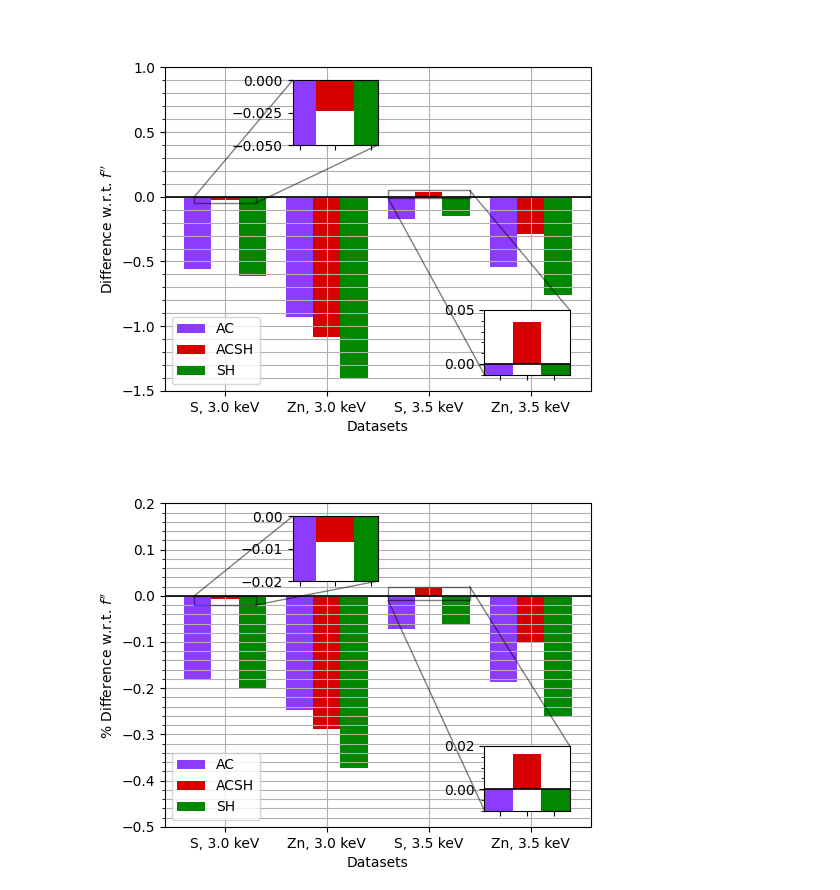
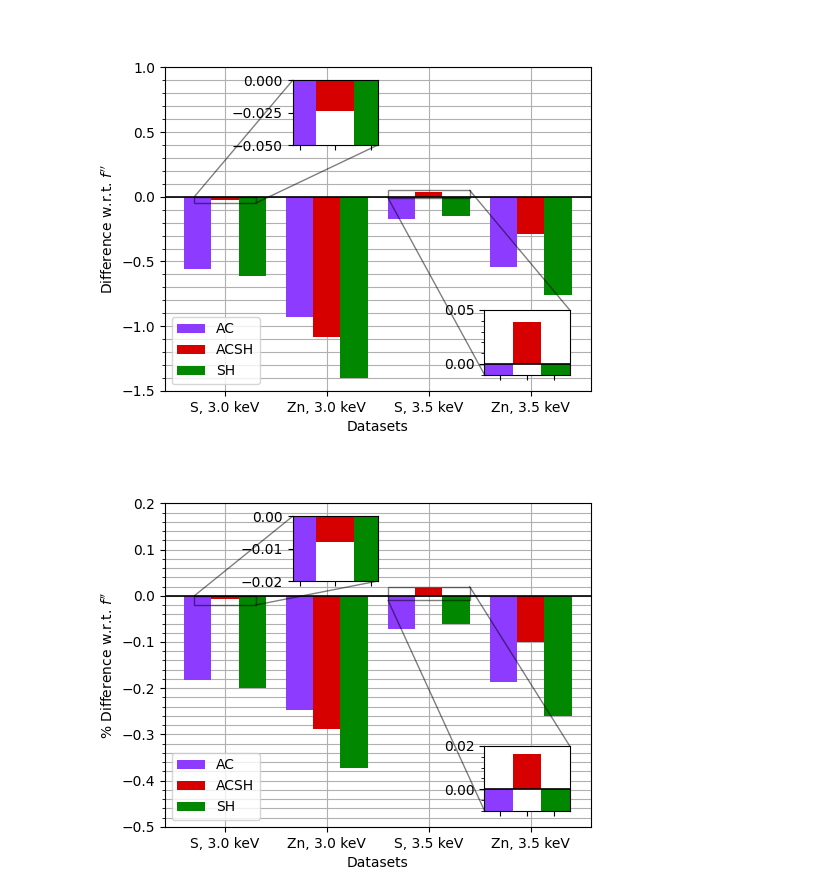
Before and after one commit to TihiMihi/DLS_Tihana_scripts, a Jupyter notebook: Thesis python scripts/FDP.ipynb, the cells around one changed output. Drawn from its saved outputs; the diff is of its cells as text; code cells hidden in the pictures.

```diff
--- a/Thesis python scripts/FDP.ipynb
+++ b/Thesis python scripts/FDP.ipynb
@@ -118,6 +118,7 @@ x1, x2, y1, y2 = 1.6, 2.4, -0.01, 0.05
 axins = ax.inset_axes([0.75,0.05,0.2,0.2], xlim=(x1, x2), ylim=(y1, y2), xticklabels=[])
 axins.yaxis.set_major_formatter(mticker.ScalarFormatter())
 axins.yaxis.set_minor_locator(mticker.AutoMinorLocator())
+ax.set_axisbelow(True)
 
 axins.axhline(0, c='black',lw=1.2)
 bar_plot(axins, {'AC':ac - theoretical,'ACSH':acsh- theoretical,'SH':sh- theoretical}, colors=[cc.glasbey[1], cc.glasbey[0], cc.glasbey[2]])
@@ -131,32 +132,33 @@ plt.savefig('/home/icf19162/CP5-Thesis/plots/exp1/tlys_2_P6122/FDP_diff.pdf')
 fig, ax = plt.subplots(figsize=(5.5,4.2))
 x_cat = ["S, 3.0 keV", "Zn, 3.0 keV","S, 3.5 keV","Zn, 3.5 keV"]
 bar_plot(ax, {'AC':(ac - theoretical)/theoretical,'ACSH':(acsh- theoretical)/theoretical,'SH':(sh- theoretical)/theoretical}, colors=[cc.glasbey[1], cc.glasbey[0], cc.glasbey[2]])
 ax.set_xticks([0,1,2,3])
 ax.set_xticklabels(x_cat)
 ax.set_ylabel("% Difference w.r.t. $f''$")
 ax.set_xlabel("Datasets")
 ax.yaxis.set_minor_locator(mticker.AutoMinorLocator())
 ax.grid(which='both')
 ax.axhline(0, c='black',lw=1.2)
 ax.set_ylim(-0.5,0.2)
 leg = ax.get_legend()
 leg.set_loc('lower left')
 x1, x2, y1, y2 = -0.3, 0.3, -0.02, 0
 axins = ax.inset_axes([0.3,0.76,0.2,0.2], xlim=(x1, x2), ylim=(y1, y2), xticklabels=[])
 axins.yaxis.set_major_formatter(mticker.ScalarFormatter())
 bar_plot(axins, {'AC':(ac - theoretical)/theoretical,'ACSH':(acsh- theoretical)/theoretical,'SH':(sh- theoretical)/theoretical}, colors=[cc.glasbey[1], cc.glasbey[0], cc.glasbey[2]])
 ax.indicate_inset_zoom(axins, edgecolor="black")
 axins.get_legend().set_visible(False)
 x1, x2, y1, y2 = 1.6, 2.4, -0.01, 0.02
 axins = ax.inset_axes([0.75,0.05,0.2,0.2], xlim=(x1, x2), ylim=(y1, y2), xticklabels=[])
 axins.yaxis.set_major_formatter(mticker.ScalarFormatter())
 axins.yaxis.set_minor_locator(mticker.AutoMinorLocator())
+ax.set_axisbelow(True)
 
 axins.axhline(0, c='black',lw=1.2)
 bar_plot(axins, {'AC':(ac - theoretical)/theoretical,'ACSH':(acsh- theoretical)/theoretical,'SH':(sh- theoretical)/theoretical}, colors=[cc.glasbey[1], cc.glasbey[0], cc.glasbey[2]])
 ax.indicate_inset_zoom(axins, edgecolor="black")
 axins.get_legend().set_visible(False)
 plt.savefig('/home/icf19162/CP5-Thesis/plots/exp1/tlys_2_P6122/FDP_percent_diff.pdf')
 # %% [output]
-[figure, old version]
+[figure, new version]
-[figure, old version]
+[figure, new version]
```
Also changed, not shown: 13 other files.
